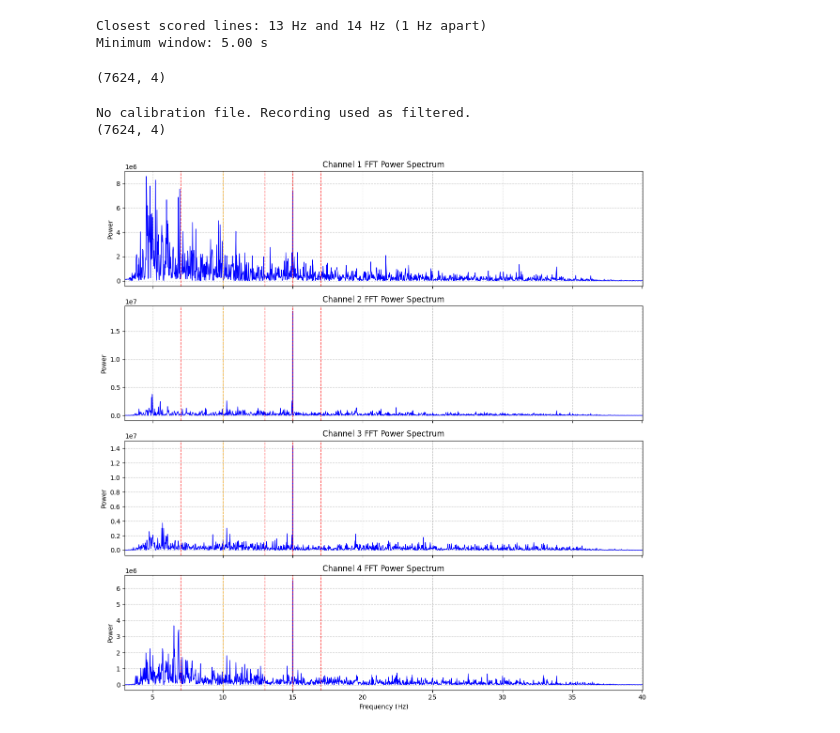
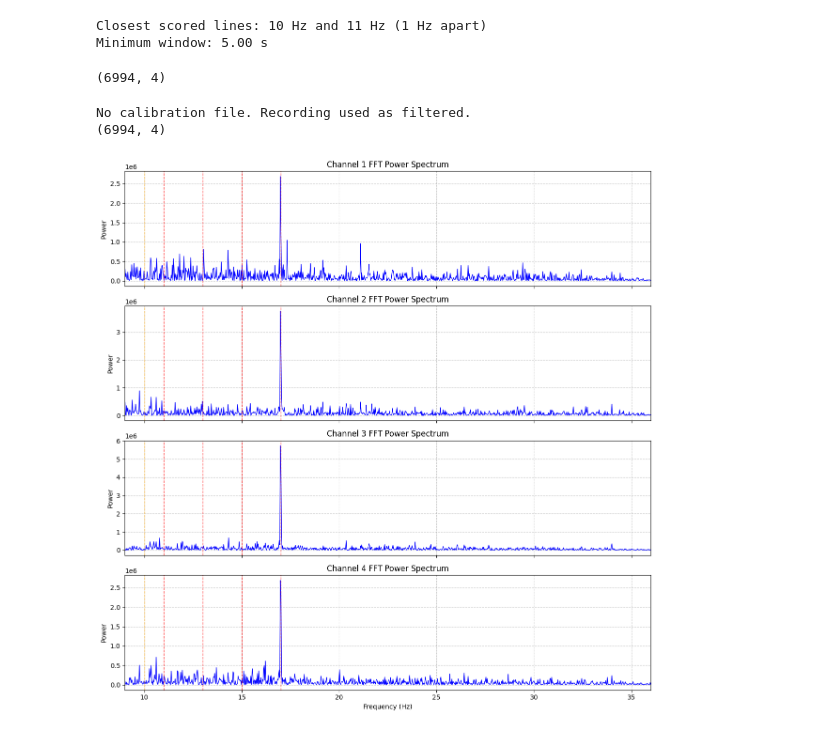
Before and after one commit to aylong-git/Ganglion, a Jupyter notebook: recordings/analyze.ipynb, the cells around one changed output. Cells and saved outputs as stored; diff of their text form; code cells hidden in the pictures.

```diff
--- a/recordings/analyze.ipynb
+++ b/recordings/analyze.ipynb
@@ -3,7 +3,7 @@ import pandas as pd
 import numpy as np
 import matplotlib.pyplot as plt
 
-board_freqs = [7.0, 13.0, 15.0, 17.0]
+board_freqs = [11.0, 13.0, 15.0, 17.0]  # Flickering board frequencies in Hz
 dummy_freq = 10.0  # eyes closed: no key. Scored with the same SNR and FBCCA as the boards.
 target_freqs = sorted(board_freqs + [dummy_freq])
 # Hann main lobe is ±2 bins, so noise bins start at this offset. snr_n bins are used on each side.
@@ -12,11 +12,12 @@ snr_n = 3
 sr = 200
 # Resting file from the same person and the same cap. None leaves the recording unchanged.
 calibration_file = None #'0Hz2.csv'
-data = pd.read_csv('15Hz.csv')
+data = pd.read_csv('QR17Hz_Final.csv')
 # Band edges follow the flickering boards. 10 Hz and its 20 Hz harmonic sit inside this band.
-bp_low = int(min(board_freqs) - 3)  # Lowest flickering board frequency minus 3
-bp_high = int(max(board_freqs) * 2 + 3)  # 2nd harmonic of the highest flickering board frequency plus 3
-eeg_channels = ['Channel_1', 'Channel_2', 'Channel_3', 'Channel_4']
+bp_low = int(min(board_freqs) - 2)  # Lowest flickering board frequency minus 2
+bp_high = int(max(board_freqs) * 2 + 2)  # 2nd harmonic of the highest flickering board frequency plus 3
+eeg_c
+els = ['Channel_1', 'Channel_2', 'Channel_3', 'Channel_4']
 eeg_data = data[eeg_channels].values  # Shape: (n_samples, 4)
 timestamps = np.arange(len(eeg_data)) / sr  # Assuming timestamps are sequential integers
 
@@ -34,7 +35,7 @@ print(
 )
 print(f"Minimum window: {min_window_sec:.2f} s")
 # %% [output]
-Closest scored lines: 13 Hz and 14 Hz (1 Hz apart)
+Closest scored lines: 10 Hz and 11 Hz (1 Hz apart)
 Minimum window: 5.00 s
 # %%
 from scipy.signal import butter, filtfilt, iirnotch
@@ -55,7 +56,7 @@ eeg_filtered = bandpass_filter(eeg_data, bp_low, bp_high, sr)
 eeg_filtered = notch_filter(eeg_filtered, 50, sr)
 print(eeg_filtered.shape)
 # %% [output]
-(7624, 4)
+(6994, 4)
 # %%
 # Optional calibration. The resting file supplies two things that stay present
 # during the task: the common spatial noise, and each channel's stationary spectrum.
@@ -149,7 +150,7 @@ else:
 print(eeg_filtered.shape)
 # %% [output]
 No calibration file. Recording used as filtered.
-(7624, 4)
+(6994, 4)
 # %%
 import numpy as np
 import matplotlib.pyplot as plt
@@ -166,33 +167,36 @@ freqs = fftfreq(n_samples, 1/sr)
 
 # We only need the positive half of the spectrum for plotting
 pos_freqs = freqs[:n_samples//2]
 
 fig, axes = plt.subplots(n_channels, 1, figsize=(12, 12), sharex=True)
 
 # 4. Rectangular-window FFT of the whole record.
 for ch in range(n_channels):
     channel_data = eeg_filtered[:, ch]
     channel_data = channel_data - np.mean(channel_data)
 
     fft_values = fft(channel_data)
+    # One-sided power. Raw |FFT|² has units µV²·samples²; dividing by N²
+    # and doubling the positive bins reports each line in µV².
     power_spectrum = np.abs(fft_values[:n_samples//2]) ** 2
+    power_spectrum[1:] *= 2.0 / (n_samples ** 2)
 
     # Plot from index 1 onward to explicitly drop the 0 Hz spike
     axes[ch].plot(pos_freqs[1:], power_spectrum[1:], color='b', linewidth=1)
     axes[ch].set_title(f'Channel {ch + 1} FFT Power Spectrum')
-    axes[ch].set_ylabel('Power')
+    axes[ch].set_ylabel(r'Power ($\mu V^2$)')
     axes[ch].grid(True, linestyle='--', alpha=0.7)
-    axes[ch].set_xlim(3, 40)
+    axes[ch].set_xlim(bp_low, bp_high)
     for f in target_freqs:
         axes[ch].axvline(
             f, color='orange' if f == dummy_freq else 'r',
             linestyle='--', alpha=0.7, linewidth=1)
 
 # 5. Formatting
 axes[-1].set_xlabel('Frequency (Hz)')
 
 # Zoom in on the frequency band relevant to SSVEP (e.g., 0 to 50 Hz)
 plt.tight_layout()
 plt.show()
 # %% [output]
-[figure, old version]
+[figure, new version]
```
Also changed, not shown: parts of 7 cells of this notebook, 47 other files.
